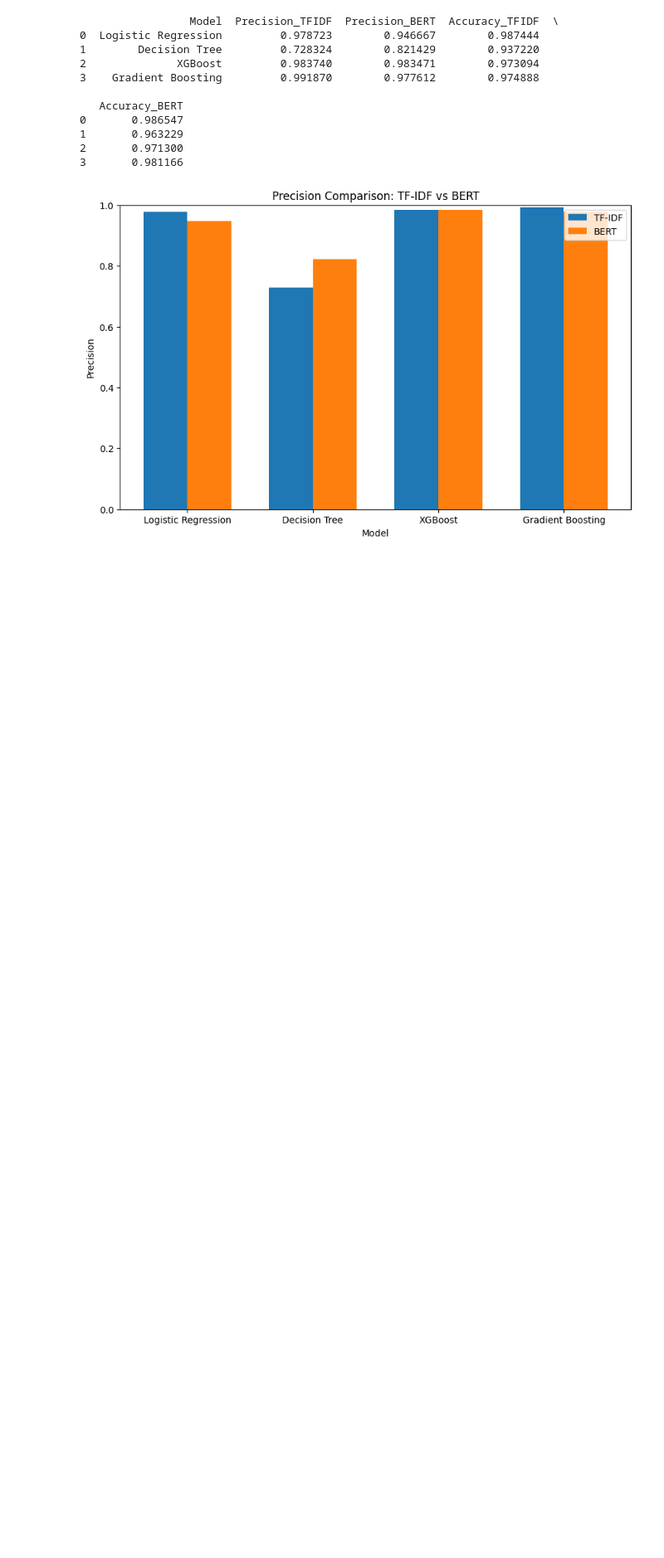
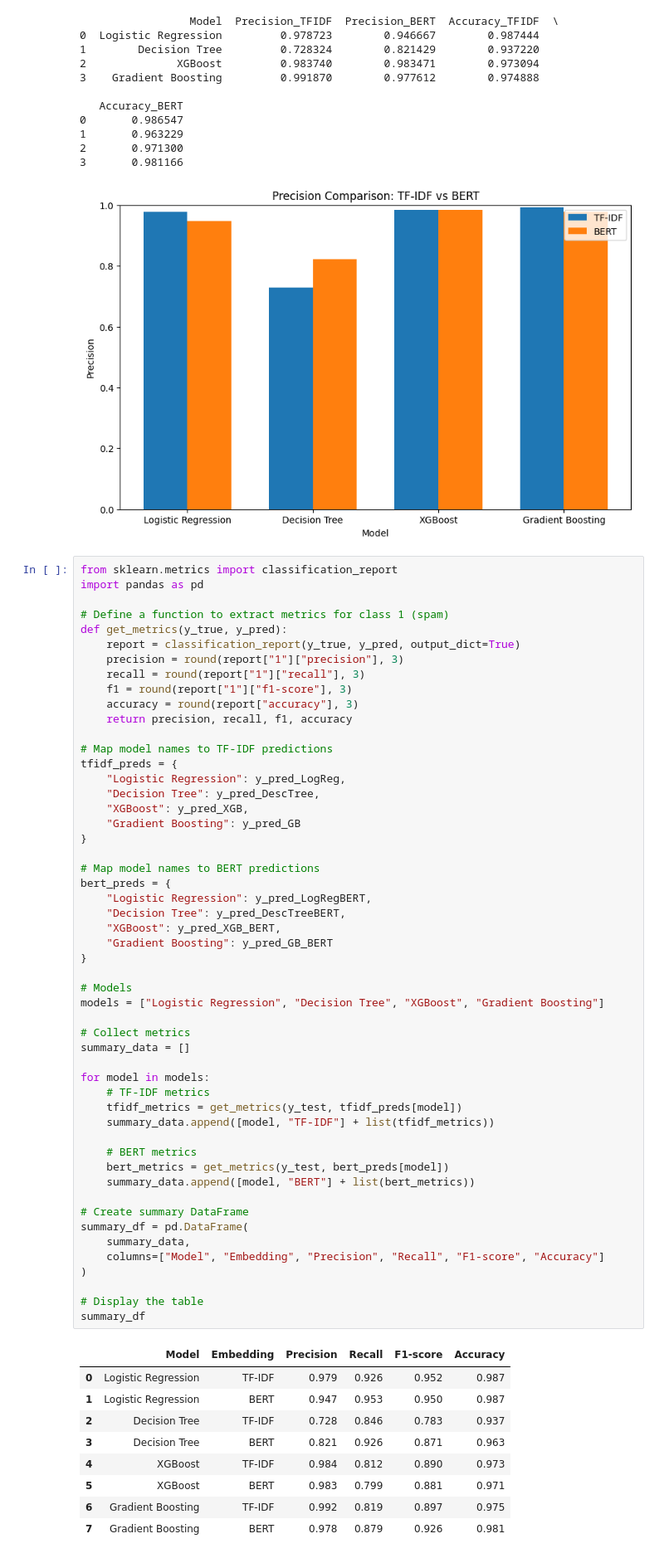
Before and after one commit to ninacunha/BERT-vs-TFIDF-TextClassification, a Jupyter notebook: Final.ipynb, the cells around one changed output. Shown at 83% size. Saved outputs shown, nothing was run; the diff lists cells and outputs as text; blank space fills up the shorter version.

```diff
--- a/Final.ipynb
+++ b/Final.ipynb
@@ -746,3 +746,65 @@ plt.show()
 2       0.971300
 3       0.981166
 [figure]
+# %%
+from sklearn.metrics import classification_report
+import pandas as pd
+
+# Define a function to extract metrics for class 1 (spam)
+def get_metrics(y_true, y_pred):
+    report = classification_report(y_true, y_pred, output_dict=True)
+    precision = round(report["1"]["precision"], 3)
+    recall = round(report["1"]["recall"], 3)
+    f1 = round(report["1"]["f1-score"], 3)
+    accuracy = round(report["accuracy"], 3)
+    return precision, recall, f1, accuracy
+
+# Map model names to TF-IDF predictions
+tfidf_preds = {
+    "Logistic Regression": y_pred_LogReg,
+    "Decision Tree": y_pred_DescTree,
+    "XGBoost": y_pred_XGB,
+    "Gradient Boosting": y_pred_GB
+}
+
+# Map model names to BERT predictions
+bert_preds = {
+    "Logistic Regression": y_pred_LogRegBERT,
+    "Decision Tree": y_pred_DescTreeBERT,
+    "XGBoost": y_pred_XGB_BERT,
+    "Gradient Boosting": y_pred_GB_BERT
+}
+
+# Models
+models = ["Logistic Regression", "Decision Tree", "XGBoost", "Gradient Boosting"]
+
+# Collect metrics
+summary_data = []
+
+for model in models:
+    # TF-IDF metrics
+    tfidf_metrics = get_metrics(y_test, tfidf_preds[model])
+    summary_data.append([model, "TF-IDF"] + list(tfidf_metrics))
+
+    # BERT metrics
+    bert_metrics = get_metrics(y_test, bert_preds[model])
+    summary_data.append([model, "BERT"] + list(bert_metrics))
+
+# Create summary DataFrame
+summary_df = pd.DataFrame(
+    summary_data,
+    columns=["Model", "Embedding", "Precision", "Recall", "F1-score", "Accuracy"]
+)
+
+# Display the table
+summary_df
+# %% [output]
+|  | Model | Embedding | Precision | Recall | F1-score | Accuracy |
+| 0 | Logistic Regression | TF-IDF | 0.979 | 0.926 | 0.952 | 0.987 |
+| 1 | Logistic Regression | BERT | 0.947 | 0.953 | 0.950 | 0.987 |
+| 2 | Decision Tree | TF-IDF | 0.728 | 0.846 | 0.783 | 0.937 |
+| 3 | Decision Tree | BERT | 0.821 | 0.926 | 0.871 | 0.963 |
+| 4 | XGBoost | TF-IDF | 0.984 | 0.812 | 0.890 | 0.973 |
+| 5 | XGBoost | BERT | 0.983 | 0.799 | 0.881 | 0.971 |
+| 6 | Gradient Boosting | TF-IDF | 0.992 | 0.819 | 0.897 | 0.975 |
+| 7 | Gradient Boosting | BERT | 0.978 | 0.879 | 0.926 | 0.981 |
```
